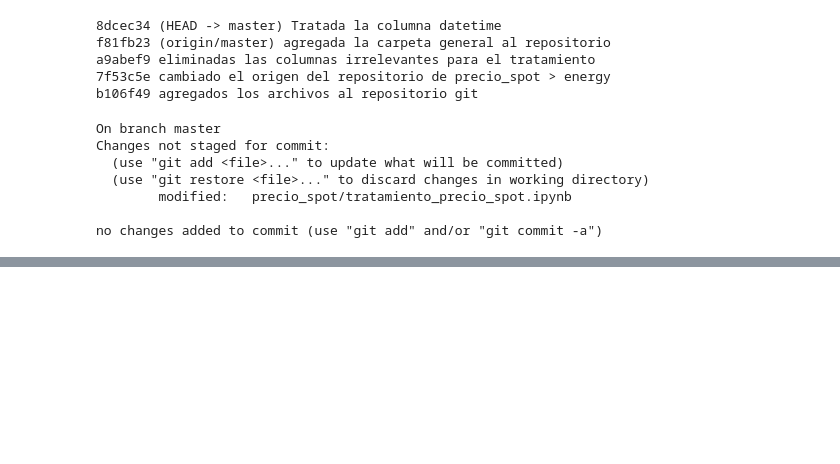
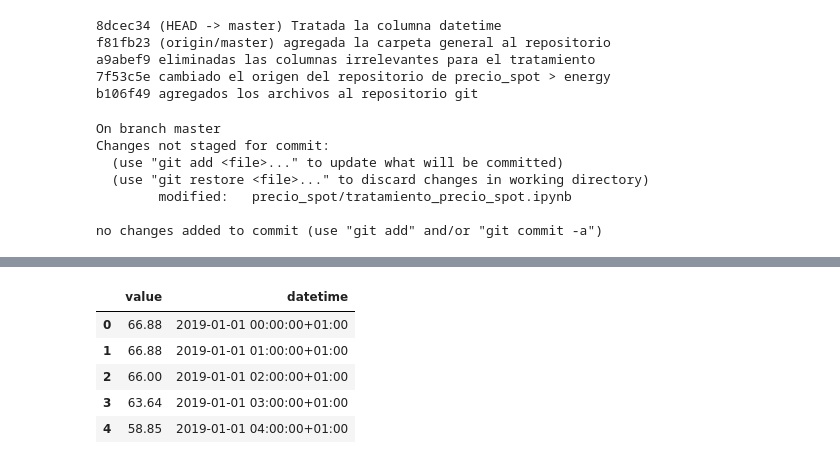
Before and after one commit to fafino7/energy-predictive, a Jupyter notebook: precio_spot/tratamiento_precio_spot.ipynb, the cells around one changed output, grey strips where cells are left out. Drawn from its saved outputs; the diff is of its cells as text; code cells hidden in the pictures; blank space fills up the shorter version.

Commit message:
Tratamiento de df precio spot + agregando todos los archivos al repositorio

```diff
--- a/precio_spot/tratamiento_precio_spot.ipynb
+++ b/precio_spot/tratamiento_precio_spot.ipynb
@@ -496,0 +513,9 @@ no changes added to commit (use "git add" and/or "git commit -a")
+# %%
+spot.head()
+# %% [output]
+|  | value | datetime |
+| 0 | 66.88 | 2019-01-01 00:00:00+01:00 |
+| 1 | 66.88 | 2019-01-01 01:00:00+01:00 |
+| 2 | 66.00 | 2019-01-01 02:00:00+01:00 |
+| 3 | 63.64 | 2019-01-01 03:00:00+01:00 |
+| 4 | 58.85 | 2019-01-01 04:00:00+01:00 |
```
Also changed, not shown: parts of 28 cells of this notebook, 3 other files.
